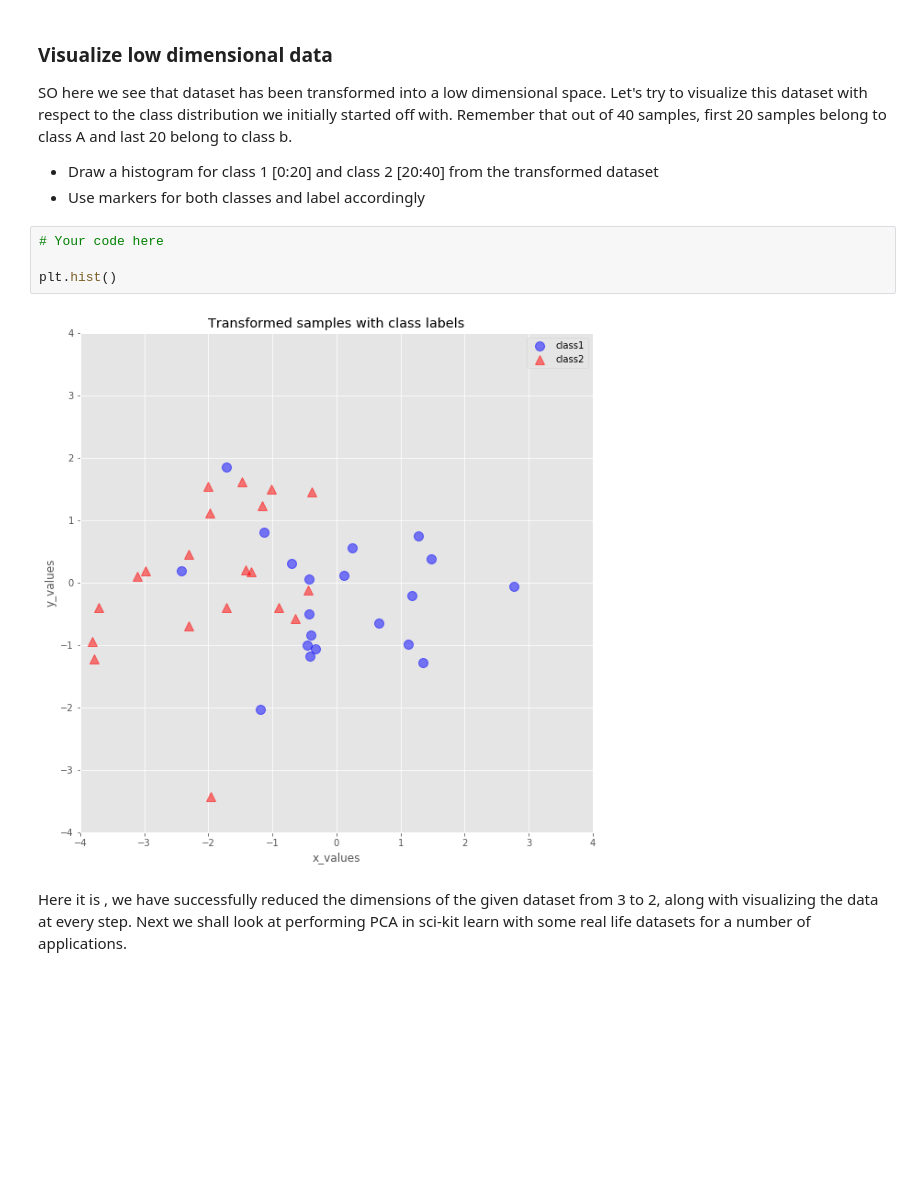
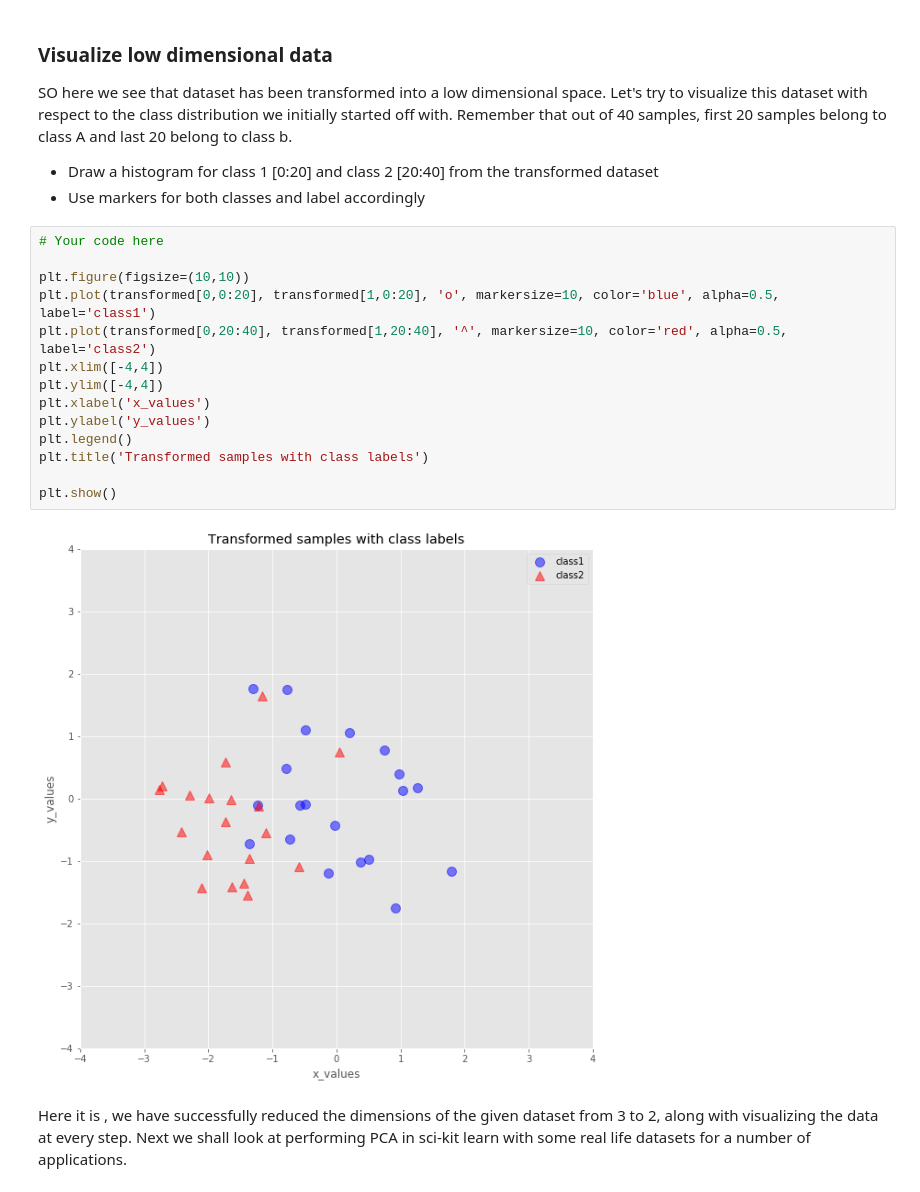
Before and after one commit to as6140/dsc-3-34-07-pca-implementation-visualization-python-numpy-lab-seattle-ds-career-040119, a Jupyter notebook: index.ipynb, the cells around one changed output. Cells and saved outputs as stored; diff of their text form; blank space fills up the shorter version.

```diff
--- a/index.ipynb
+++ b/index.ipynb
@@ -356,12 +356,22 @@ SO here we see that dataset has been transformed into a low dimensional space. L
 
 - Draw a histogram for class 1 [0:20] and class 2 [20:40] from the transformed dataset
 - Use markers for both classes and label accordingly
-# %%
-# Your code here
-
-plt.hist()
-# %% [output]
-[figure, removed]
+# %%
+# Your code here
+
+plt.figure(figsize=(10,10))
+plt.plot(transformed[0,0:20], transformed[1,0:20], 'o', markersize=10, color='blue', alpha=0.5, label='class1')
+plt.plot(transformed[0,20:40], transformed[1,20:40], '^', markersize=10, color='red', alpha=0.5, label='class2')
+plt.xlim([-4,4])
+plt.ylim([-4,4])
+plt.xlabel('x_values')
+plt.ylabel('y_values')
+plt.legend()
+plt.title('Transformed samples with class labels')
+
+plt.show()
+# %% [output]
+[figure, added]
 # %% [markdown]
 Here it is , we have successfully reduced the dimensions of the given dataset from 3 to 2, along with visualizing the data at every step. Next we shall look at performing PCA in sci-kit learn with some real life datasets for a number of applications.
 # %% [markdown]
```
